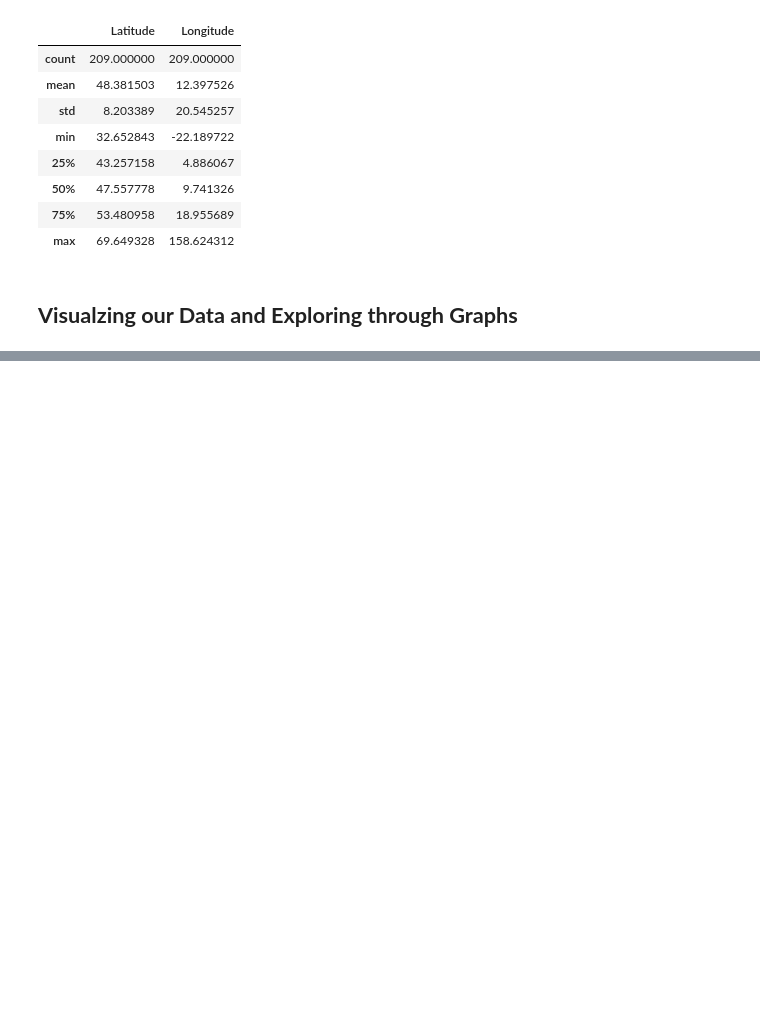
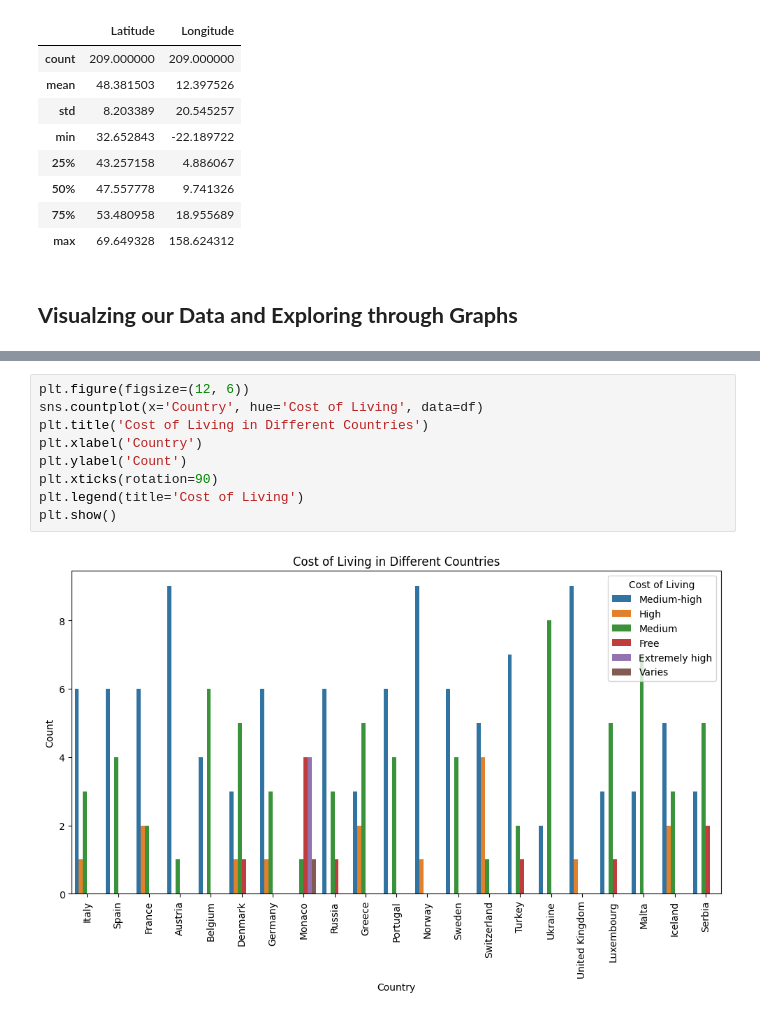
Before and after one commit to saadkhalidabbasi/EDA-Projects, a Jupyter notebook: European_Tour_Destinations_Dataset.ipynb, the cells around one changed output, grey strips where cells are left out. Drawn from its saved outputs; the diff is of its cells as text; blank space fills up the shorter version.

```diff
--- a/European_Tour_Destinations_Dataset.ipynb
+++ b/European_Tour_Destinations_Dataset.ipynb
@@ -183,0 +203,11 @@ fig.show()
+# %%
+plt.figure(figsize=(12, 6))
+sns.countplot(x='Country', hue='Cost of Living', data=df)
+plt.title('Cost of Living in Different Countries')
+plt.xlabel('Country')
+plt.ylabel('Count')
+plt.xticks(rotation=90)
+plt.legend(title='Cost of Living')
+plt.show()
+# %% [output]
+[figure, added]
```
Also changed, not shown: parts of 3 cells of this notebook.
